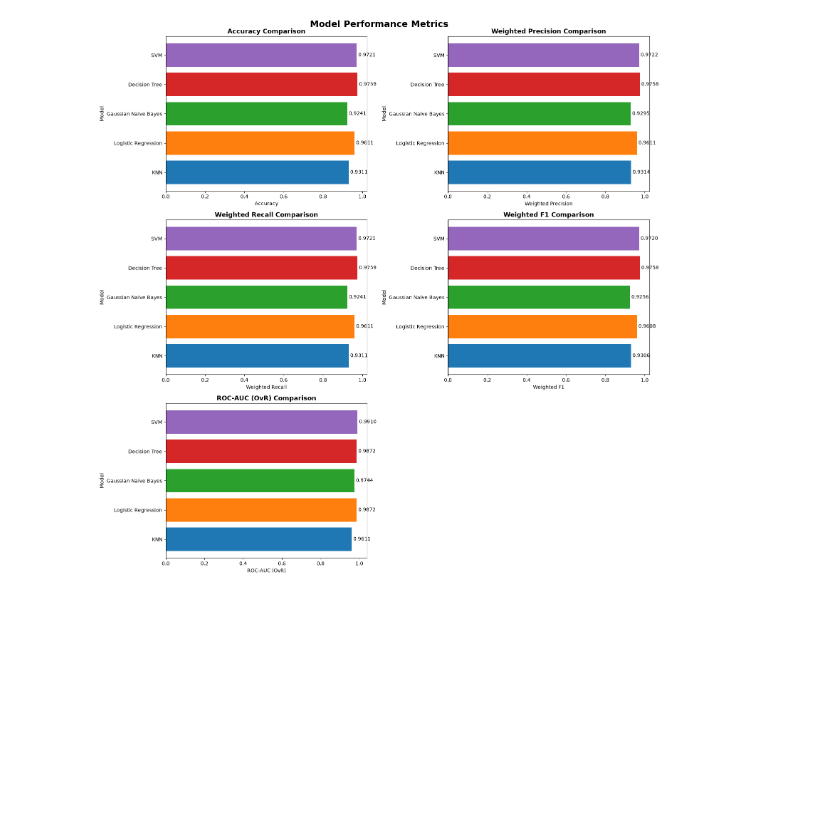
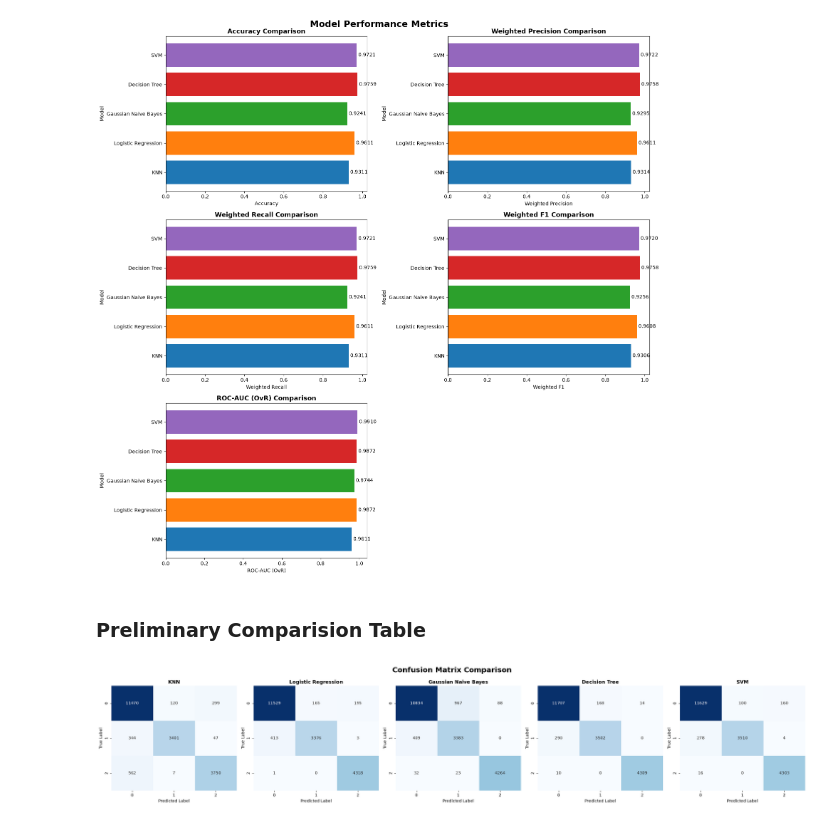
Before and after one commit to Reshma925/Vectora, a Jupyter notebook: ML_CLASSIFICATION_TRACKA/classification.ipynb, the cells around one changed output. Drawn from its saved outputs; the diff is of its cells as text; code cells hidden in the pictures; blank space fills up the shorter version.

```diff
--- a/ML_CLASSIFICATION_TRACKA/classification.ipynb
+++ b/ML_CLASSIFICATION_TRACKA/classification.ipynb
@@ -1264,3 +1289,60 @@ plt.tight_layout()
 plt.show()
 # %% [output]
 [figure]
+# %% [markdown]
+### Preliminary Comparision Table
+# %%
+comparison_df = pd.DataFrame(
+    list(zip(
+        models,
+        accuracy_values,
+        precision_values,
+        recall_values,
+        f1_values,
+        roc_auc_values
+    )),
+    columns=[
+        "Model",
+        "Accuracy",
+        "Weighted Precision",
+        "Weighted Recall",
+        "Weighted F1",
+        "ROC-AUC (OvR)"
+    ]
+)
+comparison_df = comparison_df.round(4)
+comparison_df
+
+#confusion matrices
+import matplotlib.pyplot as plt
+import seaborn as sns
+confusion_matrices = [
+    ("KNN", cm),
+    ("Logistic Regression", cm_lr),
+    ("Gaussian Naive Bayes", cm_gnb),
+    ("Decision Tree", cm_dt),
+    ("SVM", cm_svm)
+]
+fig, axes = plt.subplots(1, 5, figsize=(25, 5))
+for ax, (model_name, cm) in zip(axes, confusion_matrices):
+    sns.heatmap(
+        cm,
+        annot=True,
+        fmt="d",
+        cmap="Blues",
+        cbar=False,
+        ax=ax
+    )
+    ax.set_title(model_name, fontsize=12, fontweight="bold")
+    ax.set_xlabel("Predicted Label")
+    ax.set_ylabel("True Label")
+
+fig.suptitle(
+    "Confusion Matrix Comparison",
+    fontsize=18,
+    fontweight="bold"
+)
+plt.tight_layout()
+plt.show()
+# %% [output]
+[figure, added]
```
Also changed, not shown: parts of 5 cells of this notebook, 2 other files.
